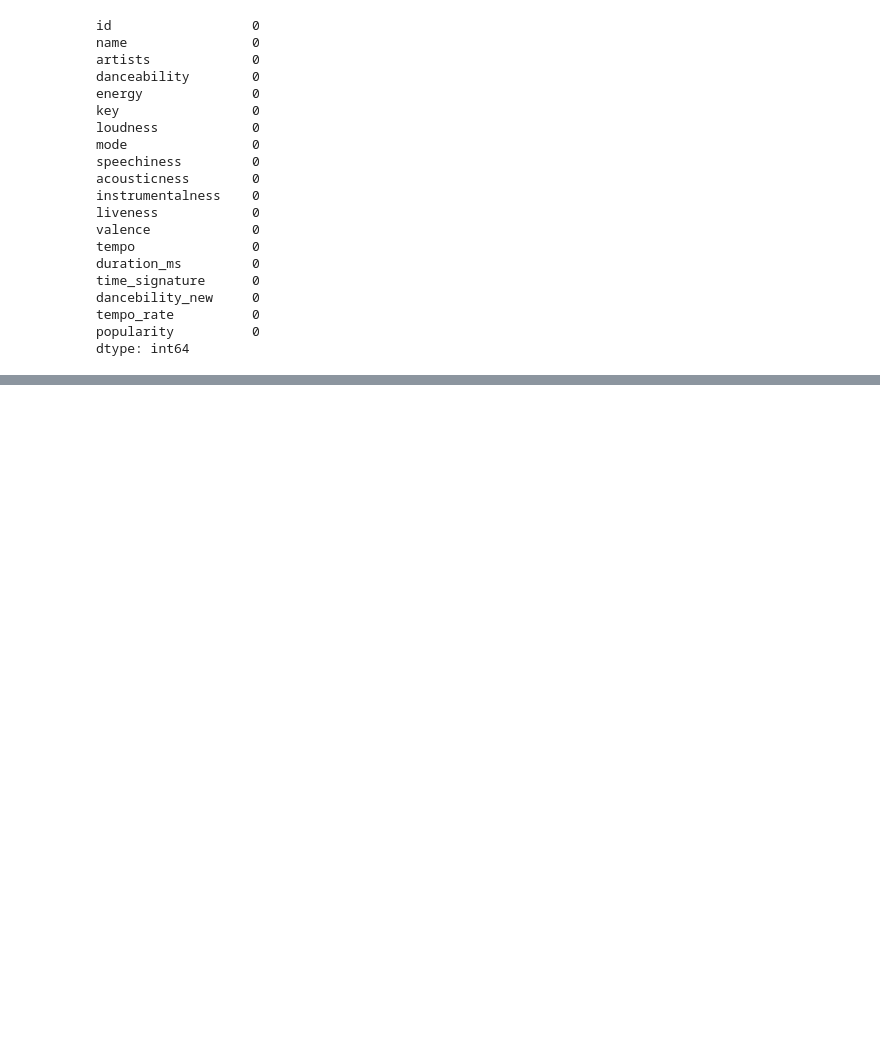
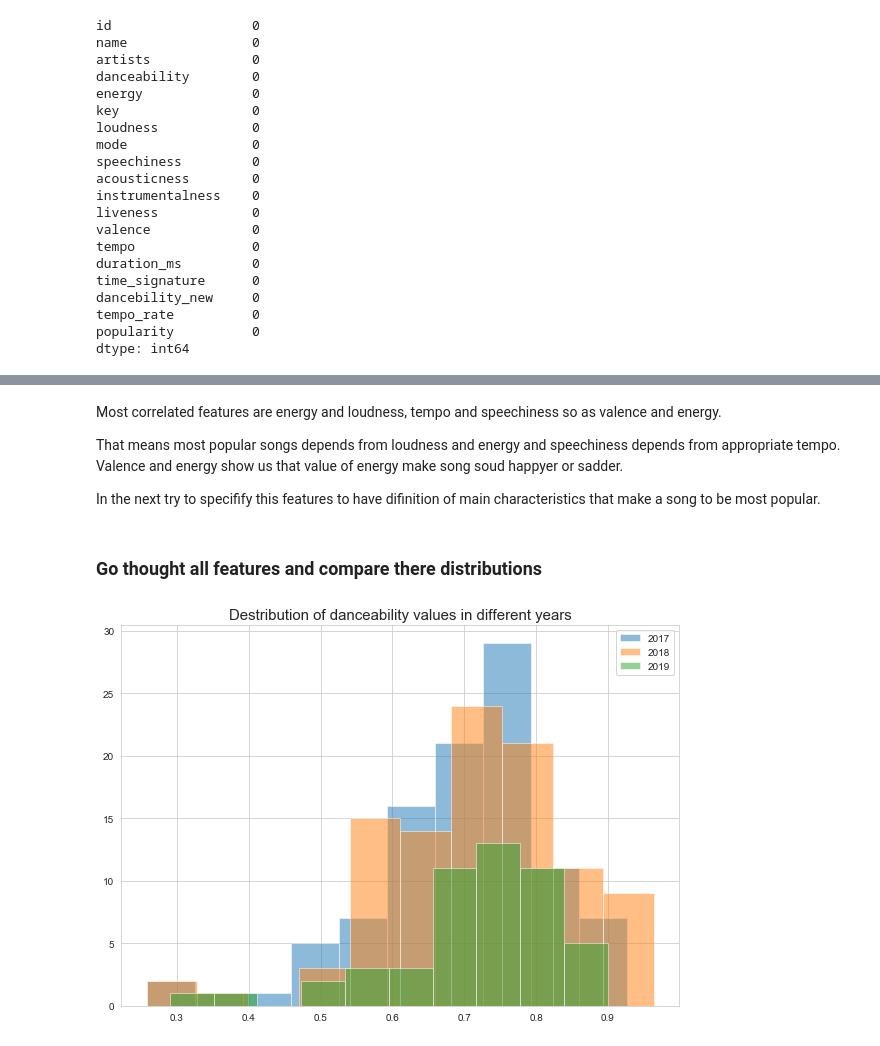
Before and after one commit to fneitzel/DataAnalysisOnMusicPreferences, a Jupyter notebook: exploration/comparison_top_songs_from_2017_18_19.ipynb, the cells around one changed output, grey strips where cells are left out. Cells and saved outputs as stored; diff of their text form; code cells hidden in the pictures; blank space fills up the shorter version.

```diff
--- a/exploration/comparison_top_songs_from_2017_18_19.ipynb
+++ b/exploration/comparison_top_songs_from_2017_18_19.ipynb
@@ -199,0 +448,22 @@ dtype: int64
+# %% [markdown]
+Most correlated features are energy and loudness, tempo and speechiness so as valence and energy.
+
+That means most popular songs depends from loudness and energy and speechiness depends from appropriate tempo. Valence and energy show us that value of energy make song soud happyer or sadder.
+
+In the next try to specifify this features to have difinition of main characteristics that make a song to be most popular.
+# %% [markdown]
+### Go thought all features and compare there distributions
+# %%
+# Show distribution of danceability values
+plt.figure(figsize=(10,7))
+plt.hist(top2017.danceability, stacked=True, alpha=0.5, label = "2017")
+plt.legend()
+plt.hist(top2018.danceability, stacked=True, alpha=0.5, label = "2018")
+plt.legend()
+plt.hist(top2019.danceability, stacked=True, alpha=0.5, label = "2019")
+plt.legend()
+
+plt.title('Destribution of danceability values in different years', fontsize =15)
+plt.show()
+# %% [output]
+[figure, added]
```
Also changed, not shown: parts of 29 cells of this notebook.
